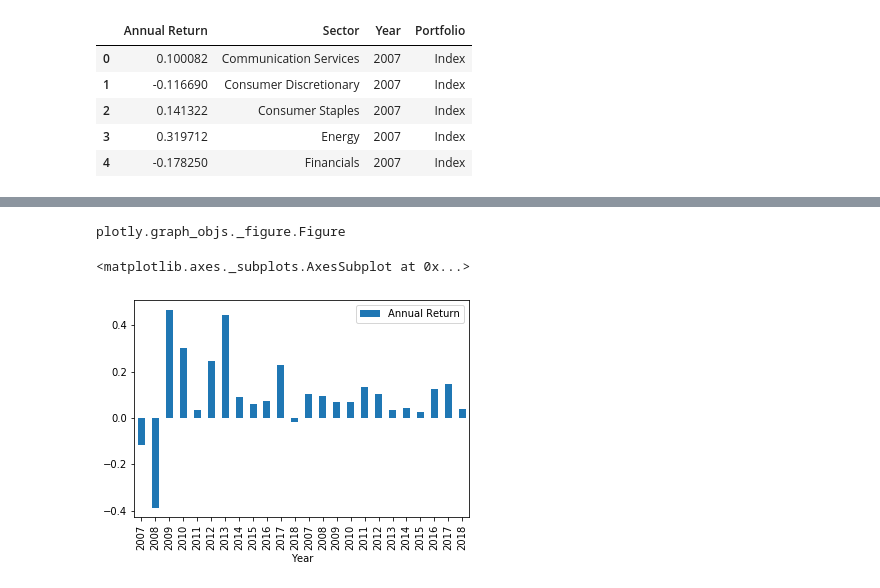
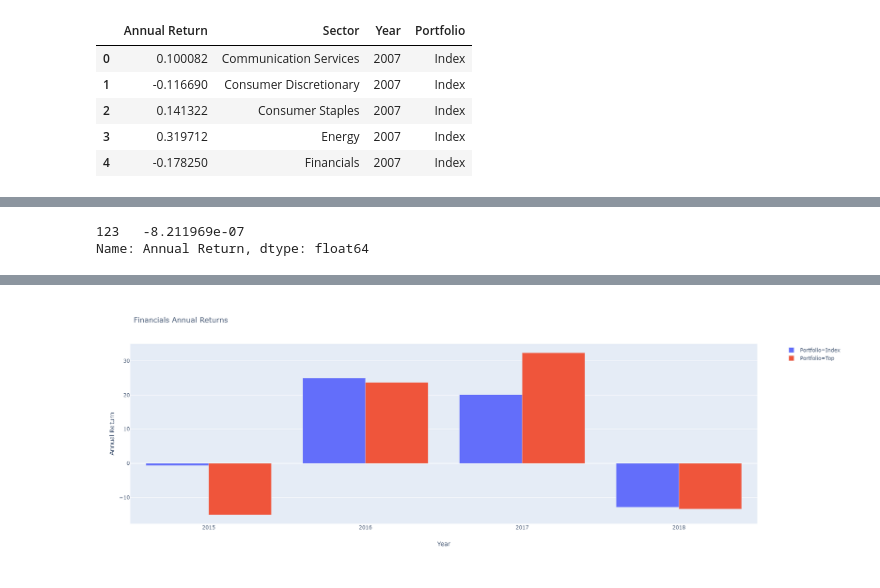
Before and after one commit to willwillis/sector-top-dogs, a Jupyter notebook: notebooks/Mina/visualizations.ipynb, the cells around one changed output, grey strips where cells are left out. Cells and saved outputs as stored; diff of their text form; code cells hidden in the pictures.

Commit message:
more visuals

```diff
--- a/notebooks/Mina/visualizations.ipynb
+++ b/notebooks/Mina/visualizations.ipynb
@@ -131,0 +113,9 @@ cd_df
+# %%
+#years = [2014, 2015, 2016, 2017, 2018]
+
+fin_df = annual_returns[annual_returns['Sector']=="Financials"]
+#sector_df['Year'] = sector_df['Year'].astype('int')
+#sector_df = sector_df[sector_df['Year']>2013]
+fin_df = fin_df.iloc[8:,]
+fin_df['Annual Return'] = fin_df['Annual Return']*100
+fin_df
@@ -132,4 +147,15 @@ cd_df
+# %%
+top = sector_df[sector_df['Portfolio']=='Top']
+top_4 = (1 + top['Annual Return'].cumprod())**(1/4)-1
+top_4 = top_4.tail(1)
+index = sector_df[sector_df['Portfolio']=='Index']
+index_4 = (1 + index['Annual Return'].cumprod())**(1/4)-1
+index_4 = index_4.tail(1)
+top_4
+# %% [output]
+123   -8.211969e-07
+Name: Annual Return, dtype: float64
 # %%
-fig = px.bar(cd_df, x="Year", y="Annual Return", color="Portfolio", barmode="group")
+fig = px.bar(fin_df, x="Year", y="Annual Return", color="Portfolio", barmode="group", title="Financials Annual Returns")
 fig
 # %% [output]
@@ -137,9 +162 @@ fig
+[figure, added]
-# %%
-type(fig)
-# %% [output]
-plotly.graph_objs._figure.Figure
-# %%
-cd_df.plot(kind="bar",x="Year", y="Annual Return")
-# %% [output]
-<matplotlib.axes._subplots.AxesSubplot at 0x...>
-[figure, removed]
```
Also changed, not shown: parts of 8 cells of this notebook, 2 other files.
